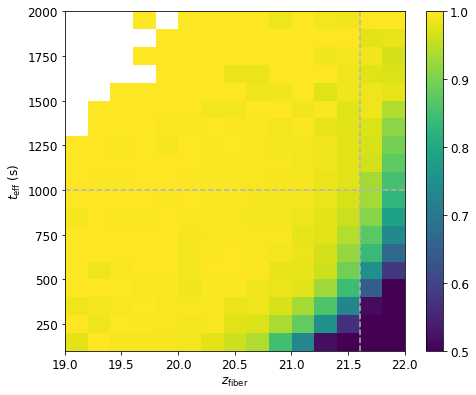
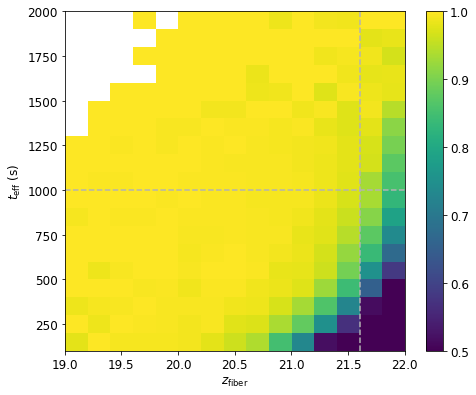
Code edit (unified diff) that turned the first committed figure into the second:
--- before
+++ after
@@ -20,4 +20,4 @@
 plt.colorbar(cax)
 plt.tight_layout()
-plt.savefig('/Users/rongpu/git/desi-targets/lrg_paper/figures/failure_rate_in_2d.pdf')
+# plt.savefig('/Users/rongpu/git/desi-targets/lrg_paper/figures/failure_rate_in_2d.pdf')
 plt.show()

Commit: .